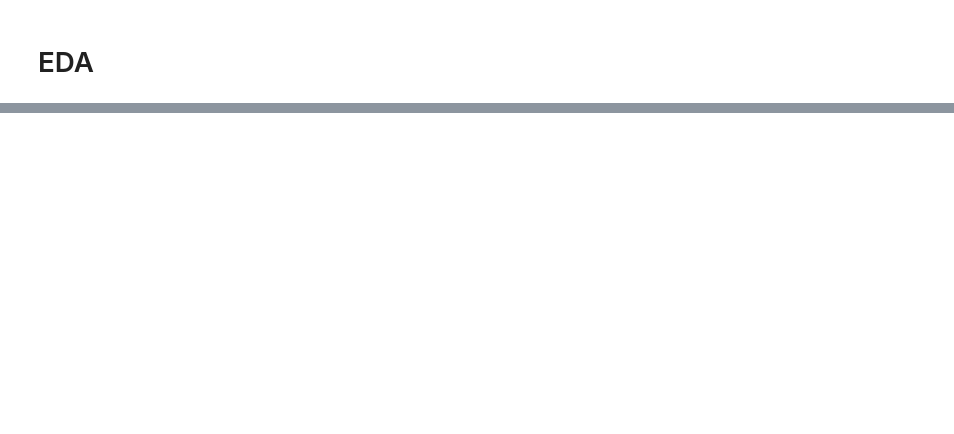
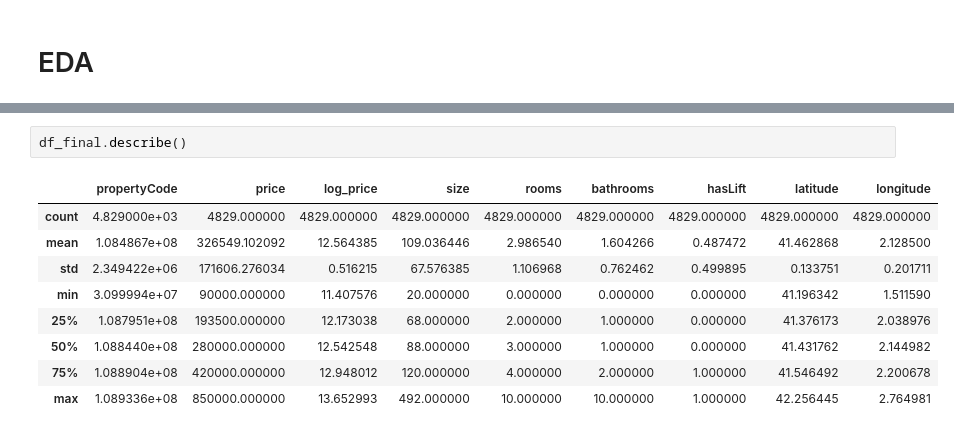
Before and after one commit to nicolasdl97/Project_1, a Jupyter notebook: Notebook/EDA.ipynb, the cells around one changed output, grey strips where cells are left out. Cells and saved outputs as stored; diff of their text form; blank space fills up the shorter version.

```diff
--- a/Notebook/EDA.ipynb
+++ b/Notebook/EDA.ipynb
@@ -62,3 +165,15 @@ Index(['externalReference', 'floor', 'exterior', 'district', 'hasLift',
+# %%
+df_final.describe()
+# %% [output]
+|  | propertyCode | price | log_price | size | rooms | bathrooms | hasLift | latitude | longitude |
+| count | 4.829000e+03 | 4829.000000 | 4829.000000 | 4829.000000 | 4829.000000 | 4829.000000 | 4829.000000 | 4829.000000 | 4829.000000 |
+| mean | 1.084867e+08 | 326549.102092 | 12.564385 | 109.036446 | 2.986540 | 1.604266 | 0.487472 | 41.462868 | 2.128500 |
+| std | 2.349422e+06 | 171606.276034 | 0.516215 | 67.576385 | 1.106968 | 0.762462 | 0.499895 | 0.133751 | 0.201711 |
+| min | 3.099994e+07 | 90000.000000 | 11.407576 | 20.000000 | 0.000000 | 0.000000 | 0.000000 | 41.196342 | 1.511590 |
+| 25% | 1.087951e+08 | 193500.000000 | 12.173038 | 68.000000 | 2.000000 | 1.000000 | 0.000000 | 41.376173 | 2.038976 |
+| 50% | 1.088440e+08 | 280000.000000 | 12.542548 | 88.000000 | 3.000000 | 1.000000 | 0.000000 | 41.431762 | 2.144982 |
+| 75% | 1.088904e+08 | 420000.000000 | 12.948012 | 120.000000 | 4.000000 | 2.000000 | 1.000000 | 41.546492 | 2.200678 |
+| max | 1.089336e+08 | 850000.000000 | 13.652993 | 492.000000 | 10.000000 | 10.000000 | 1.000000 | 42.256445 | 2.764981 |
 # %%
 import matplotlib.pyplot as plt
 import seaborn as sns
```
Also changed, not shown: parts of 19 cells of this notebook, 3 other files.
